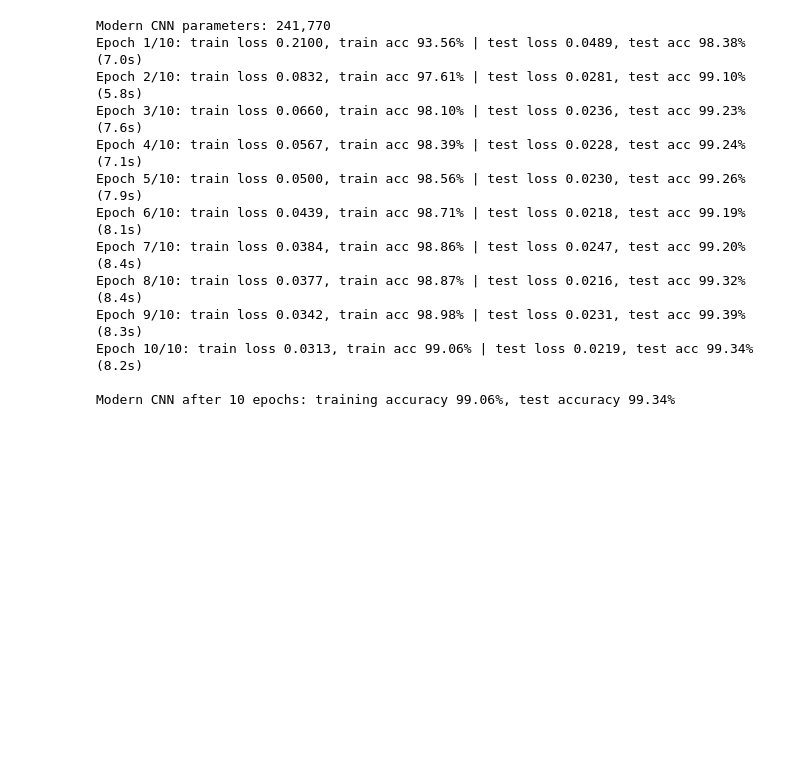
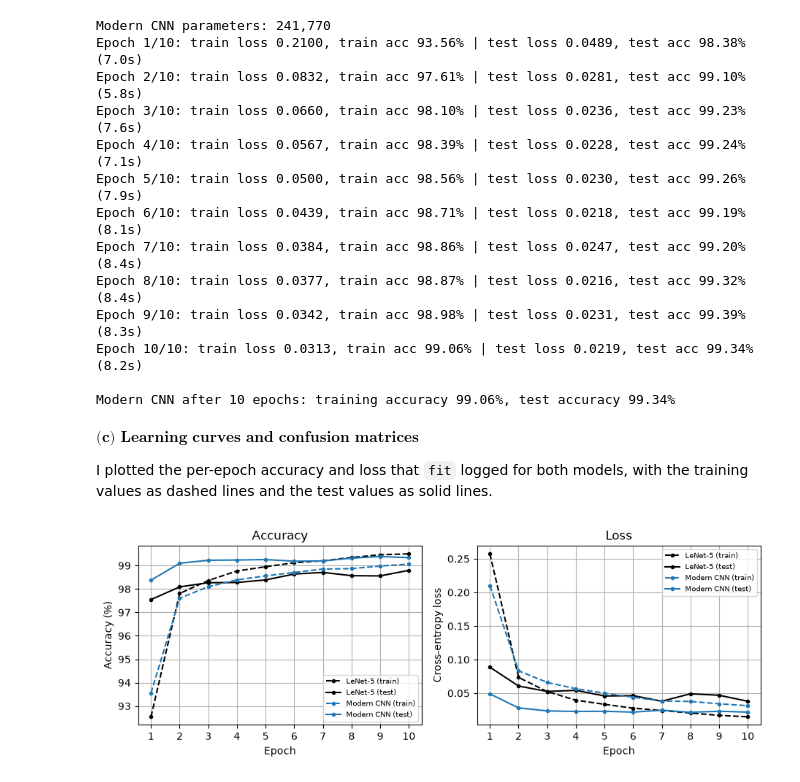
Before and after one commit to denethp/CV-Assignment-03, a Jupyter notebook: 230502X_a03.ipynb, the cells around one changed output. Drawn from its saved outputs; the diff is of its cells as text; code cells hidden in the pictures; blank space fills up the shorter version.

Commit message:
Q2(c): add learning curves and confusion matrices

```diff
--- a/230502X_a03.ipynb
+++ b/230502X_a03.ipynb
@@ -561,3 +561,32 @@ Epoch 9/10: train loss 0.0342, train acc 98.98% | test loss 0.0231, test acc 99.
 Epoch 10/10: train loss 0.0313, train acc 99.06% | test loss 0.0219, test acc 99.34% (8.2s)
 
 Modern CNN after 10 epochs: training accuracy 99.06%, test accuracy 99.34%
+# %% [markdown]
+$\textbf{(c) Learning curves and confusion matrices}$
+
+I plotted the per-epoch accuracy and loss that `fit` logged for both models, with the training values as dashed lines
+and the test values as solid lines.
+# %%
+epochs = range(1, 11)
+models = [(history_lenet, 'LeNet-5', 'k'), (history_cnn, 'Modern CNN', 'tab:blue')]
+
+fig, axes = plt.subplots(1, 2, figsize=(9.3, 3.4))
+for hist, name, color in models:
+    axes[0].plot(epochs, hist['train_acc'], '--o', color=color, markersize=3, label=f'{name} (train)')
+    axes[0].plot(epochs, hist['test_acc'], '-o', color=color, markersize=3, label=f'{name} (test)')
+    axes[1].plot(epochs, hist['train_loss'], '--o', color=color, markersize=3, label=f'{name} (train)')
+    axes[1].plot(epochs, hist['test_loss'], '-o', color=color, markersize=3, label=f'{name} (test)')
+
+axes[0].set_title('Accuracy')
+axes[0].set_ylabel('Accuracy (%)')
+axes[1].set_title('Loss')
+axes[1].set_ylabel('Cross-entropy loss')
+for ax in axes:
+    ax.set_xlabel('Epoch')
+    ax.set_xticks(epochs)
+    ax.grid(True)
+    ax.legend(fontsize=7)
+plt.tight_layout()
+plt.show()
+# %% [output]
+[figure, added]
```
Also changed, not shown: parts of 2 cells of this notebook.
